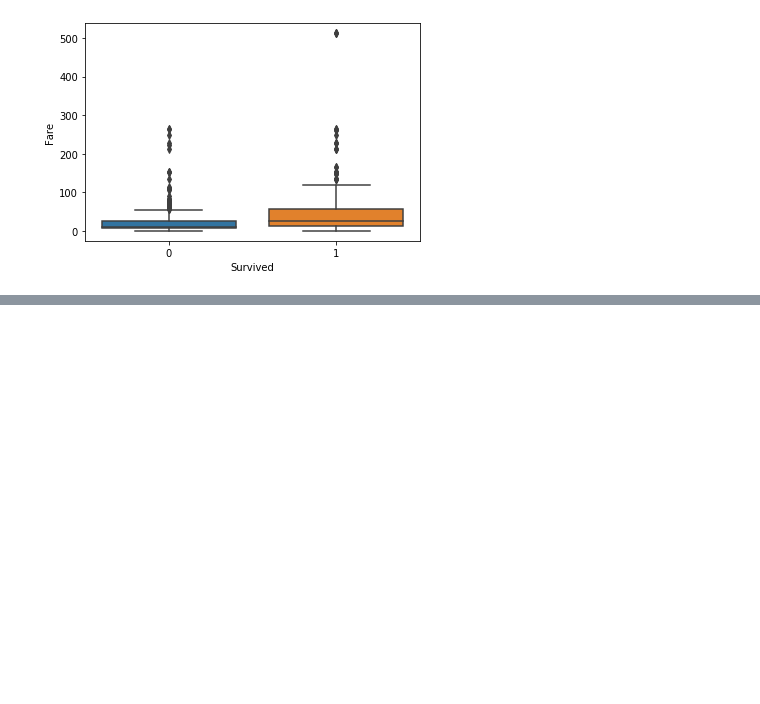
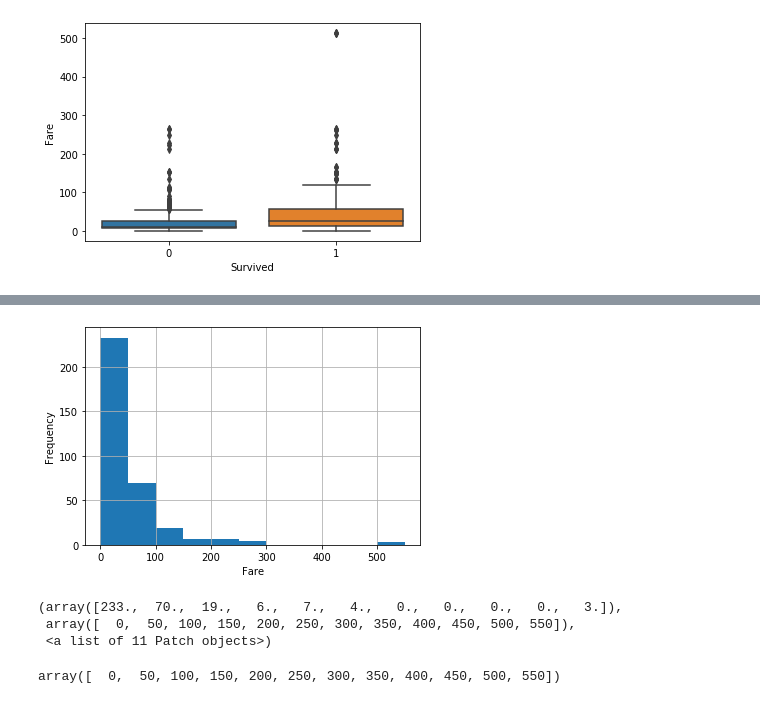
Before and after one commit to USF-CS-663-Spring-2020/lab-02-titanic-kayfuku, a Jupyter notebook: Lab02_Titanic.ipynb, the cells around one changed output, grey strips where cells are left out. Saved outputs shown, nothing was run; the diff lists cells and outputs as text; code cells hidden in the pictures; blank space fills up the shorter version.

```diff
--- a/Lab02_Titanic.ipynb
+++ b/Lab02_Titanic.ipynb
@@ -99,0 +131,23 @@ AttributeError: 'list' object has no attribute 'tail'
+# %%
+# Set bins.
+edges = range(0,600,50)
+
+# Explore the data again.
+ret = plt.hist(data_survived_fare, bins=edges)
+plt.xlabel('Fare')
+plt.ylabel('Frequency')
+plt.grid(True)
+# %% [output]
+[figure, added]
+# %%
+ret
+# %% [output]
+(array([233.,  70.,  19.,   6.,   7.,   4.,   0.,   0.,   0.,   0.,   3.]),
+ array([  0,  50, 100, 150, 200, 250, 300, 350, 400, 450, 500, 550]),
+ <a list of 11 Patch objects>)
+# %%
+# Get the bins of fare paid.
+fare_bins = ret[1]
+fare_bins
+# %% [output]
+array([  0,  50, 100, 150, 200, 250, 300, 350, 400, 450, 500, 550])
```
Also changed, not shown: parts of 29 cells of this notebook.
